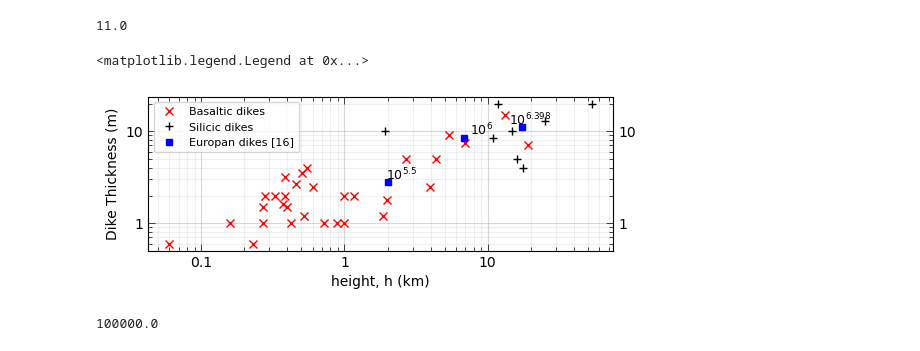
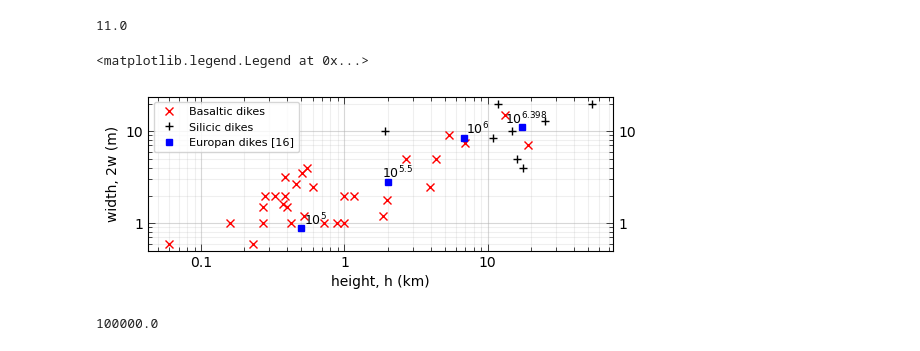
Before and after one commit to CottomR-et-al/Europa-ice-ocean-exchange, a Jupyter notebook: F25_Dikes_Europa.ipynb, the cells around one changed output. Drawn from its saved outputs; the diff is of its cells as text; code cells hidden in the pictures.

```diff
--- a/F25_Dikes_Europa.ipynb
+++ b/F25_Dikes_Europa.ipynb
@@ -495,7 +514,8 @@ basaltic = df[df["Composition"] == "Basaltic"]
 # Gonnermann & Taisne (2015) dike model
 icedikes_GT=[["6.398", 11, 17.4e3],
           ["6", 8.5, 6.8e3],
-          ["5.5", 2.8, 2e3]]
+          ["5.5", 2.8, 2e3],
+          ["5", 0.88, 0.5e3]]
 cols = ["Dike", "Thickness (m)", "Length (m)"]
 icedikes_GT = pd.DataFrame(icedikes_GT, columns=cols)
 # %%
@@ -508,36 +528,36 @@ from cProfile import label
 
 
 heights = np.linspace(1e2, 100e3, 100)
 plt.figure(figsize=(6,2))
 plt.plot(basaltic["Length (m)"]/1e3, basaltic["Thickness (m)"], 'x', color='red', label='Basaltic dikes')
 plt.plot(silicic["Length (m)"]/1e3, silicic["Thickness (m)"], '+', color='black', label='Silicic dikes')
 for i in range(len(icedikes_GT)):
     if i == 0:
         plt.plot(icedikes_GT.iloc[i,2]/1e3, icedikes_GT.iloc[i,1], 's', ms=4, color='blue',
                  label='Europan dikes [16]')
     else:
         plt.plot(icedikes_GT.iloc[i,2]/1e3, icedikes_GT.iloc[i,1], 's', ms=4, color='blue')
-    plt.text(1.6*icedikes_GT.iloc[i,2]/1e3, 1.5*icedikes_GT.iloc[i,1], f'10$^{{{icedikes_GT.iloc[i,0]}}}$',
+    plt.text(1.5*icedikes_GT.iloc[i,2]/1e3, 1.55*icedikes_GT.iloc[i,1], f'10$^{{{icedikes_GT.iloc[i,0]}}}$',
              fontsize=9, ha='right', va='top')
 plt.xscale('log')
 plt.yscale('log')
 plt.xlabel('height, h (km)')
-plt.ylabel('Dike Thickness (m)')
+plt.ylabel('width, 2w (m)')
 ax = plt.gca()
 ax.xaxis.set_major_formatter(StrMethodFormatter('{x:g}'))
 ax.yaxis.set_major_formatter(StrMethodFormatter('{x:g}'))
 ax.tick_params(which='major', length=5, width=0.5, direction='in', top=True, right=True, labelright=True)
 ax.tick_params(which='minor', length=3, width=0.5, direction='in', top=True, right=True)
 # ax.xaxis.set_major_locator(FixedLocator([0, 5, 10, 15, 20]))
 # ax.yaxis.set_major_locator(FixedLocator([0.3, 1, 10]))
 ax.xaxis.set_major_formatter(StrMethodFormatter('{x:g}'))
 ax.xaxis.set_minor_formatter(NullFormatter())
 ax.grid(which='major', alpha=0.5)
 ax.grid(which='minor', alpha=0.2)
 plt.legend(fontsize = 8)
 # %% [output]
 <matplotlib.legend.Legend at 0x...>
-[figure, old version]
+[figure, new version]
 # %%
 # time-to-fill
 # Since Q is in units of V/t (volume per time), we can find t with t = V/Q
```
Also changed, not shown: parts of 3 cells of this notebook.
